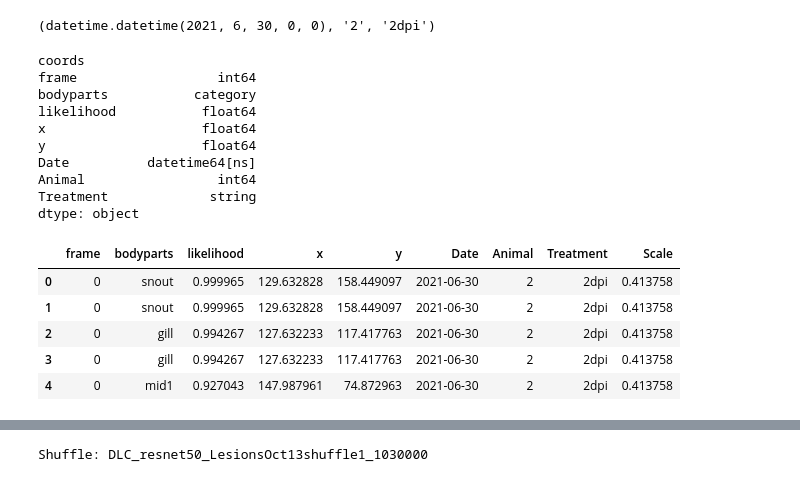
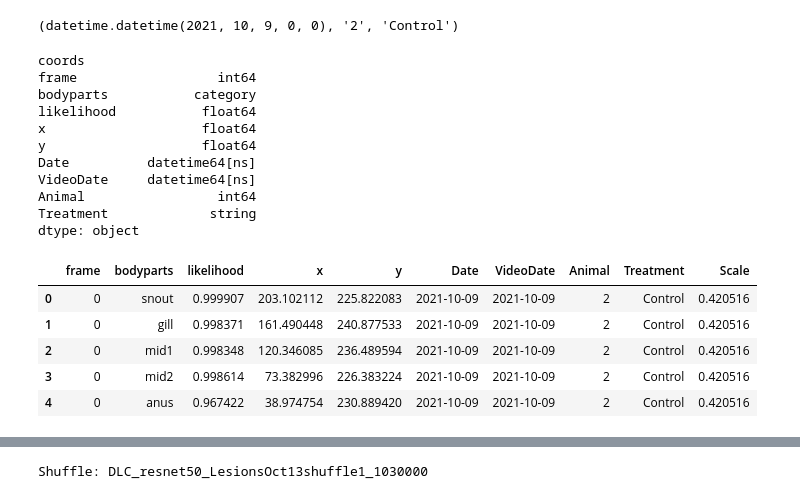
Before and after one commit to tytell/LampreyTracking, a Jupyter notebook: process_midlines.ipynb, the cells around one changed output, grey strips where cells are left out. Cells and saved outputs as stored; diff of their text form; code cells hidden in the pictures.

Commit message:
Updates to process DeepLabCut H5 files better

```diff
--- a/process_midlines.ipynb
+++ b/process_midlines.ipynb
@@ -12,15 +12,16 @@ pd.options.plotting.backend = "plotly"
 datadir = '/Users/etytel01/Box/Katz lamprey kinematics/2021/Processed Data'
 scalefile = '/Users/etytel01/Box/Katz lamprey kinematics/2021/Processed Data/scales.csv'
 # %%
-testfile = '/Users/etytel01/Box/Katz lamprey kinematics/2021/Processed Data/Exp_062921/Exp_062921/Animal2/2dpi/063021_A2V13_01DLC_resnet50_LesionsOct13shuffle1_1030000.h5'
+testfile = '/Users/etytel01/Box/Katz lamprey kinematics/2021/Processed Data/Exp_100921/Exp_100921/Animal 2/Control/100921_A2V6_03DLC_resnet50_LesionsOct13shuffle1_1030000.h5'
 # %%
 def process_filepath(filepath):
-    m = re.search(r'Animal(\d+)/(\d(h|d)pi|Control)/(\d{6})', filepath)
+    m = re.search(r'Exp_(\d{6})/Animal\s*(\d+)/(\d[hd]pi|Control)/(\d{6})', filepath)
     if m is None:
         raise(Exception("Bad file name: {}".format(filepath)))
-    animal, treatment, _, date = m.groups()
+    date, animal, treatment, videodate = m.groups()
     date = datetime.strptime(date, '%m%d%y')
-    return(date, animal, treatment)
+    videodate = datetime.strptime(videodate, '%m%d%y')
+    return(date, animal, treatment, videodate)
 # %%
 process_filepath(testfile)
 # %% [output]
@@ -66,18 +70,19 @@ def flatten_DLC_points(df):
 
     return df
 # %%
-date, animal, treatment = process_filepath(testfile)
+date, animal, treatment, videodate = process_filepath(testfile)
 
 midline = pd.read_hdf(testfile)
 midline = flatten_DLC_points(midline)
 midline['Date'] = date
+midline['VideoDate'] = videodate
 midline['Animal'] = int(animal)
 midline['Treatment'] = treatment
 midline['Treatment'] = midline['Treatment'].astype('string')
 # %%
 (date, animal, treatment)
 # %% [output]
-(datetime.datetime(2021, 6, 30, 0, 0), '2', '2dpi')
+(datetime.datetime(2021, 10, 9, 0, 0), '2', 'Control')
 # %%
 midline.dtypes
 # %% [output]
@@ -88,19 +93,20 @@ likelihood           float64
 x                    float64
 y                    float64
 Date          datetime64[ns]
+VideoDate     datetime64[ns]
 Animal                 int64
 Treatment             string
 dtype: object
 # %%
-midline = pd.merge(midline, scales[['Animal', 'Treatment', 'Scale']], how='left', on = ['Animal','Treatment'])
+midline = pd.merge(midline, scales, how='left', on = ['Date','Animal','Treatment'])
 midline.head()
 # %% [output]
-|  | frame | bodyparts | likelihood | x | y | Date | Animal | Treatment | Scale |
-| 0 | 0 | snout | 0.999965 | 129.632828 | 158.449097 | 2021-06-30 | 2 | 2dpi | 0.413758 |
-| 1 | 0 | snout | 0.999965 | 129.632828 | 158.449097 | 2021-06-30 | 2 | 2dpi | 0.413758 |
-| 2 | 0 | gill | 0.994267 | 127.632233 | 117.417763 | 2021-06-30 | 2 | 2dpi | 0.413758 |
-| 3 | 0 | gill | 0.994267 | 127.632233 | 117.417763 | 2021-06-30 | 2 | 2dpi | 0.413758 |
-| 4 | 0 | mid1 | 0.927043 | 147.987961 | 74.872963 | 2021-06-30 | 2 | 2dpi | 0.413758 |
+|  | frame | bodyparts | likelihood | x | y | Date | VideoDate | Animal | Treatment | Scale |
+| 0 | 0 | snout | 0.999907 | 203.102112 | 225.822083 | 2021-10-09 | 2021-10-09 | 2 | Control | 0.420516 |
+| 1 | 0 | gill | 0.998371 | 161.490448 | 240.877533 | 2021-10-09 | 2021-10-09 | 2 | Control | 0.420516 |
+| 2 | 0 | mid1 | 0.998348 | 120.346085 | 236.489594 | 2021-10-09 | 2021-10-09 | 2 | Control | 0.420516 |
+| 3 | 0 | mid2 | 0.998614 | 73.382996 | 226.383224 | 2021-10-09 | 2021-10-09 | 2 | Control | 0.420516 |
+| 4 | 0 | anus | 0.967422 | 38.974754 | 230.889420 | 2021-10-09 | 2021-10-09 | 2 | Control | 0.420516 |
 # %%
 midline['t'] = midline['frame'] / fps
 midline['xmm'] = midline['x'] * midline['Scale']
```
Also changed, not shown: parts of 6 cells of this notebook.
